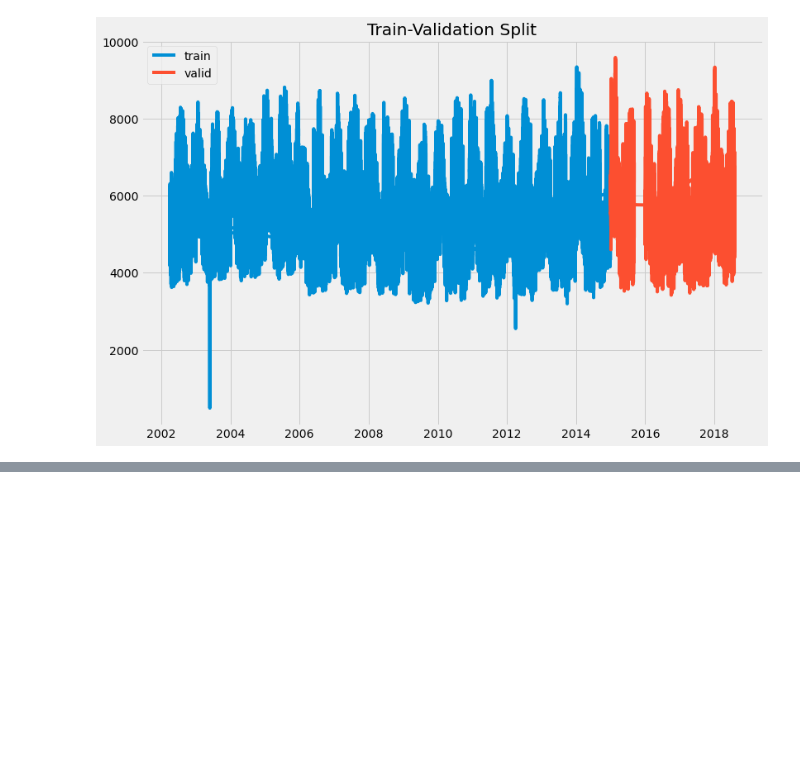
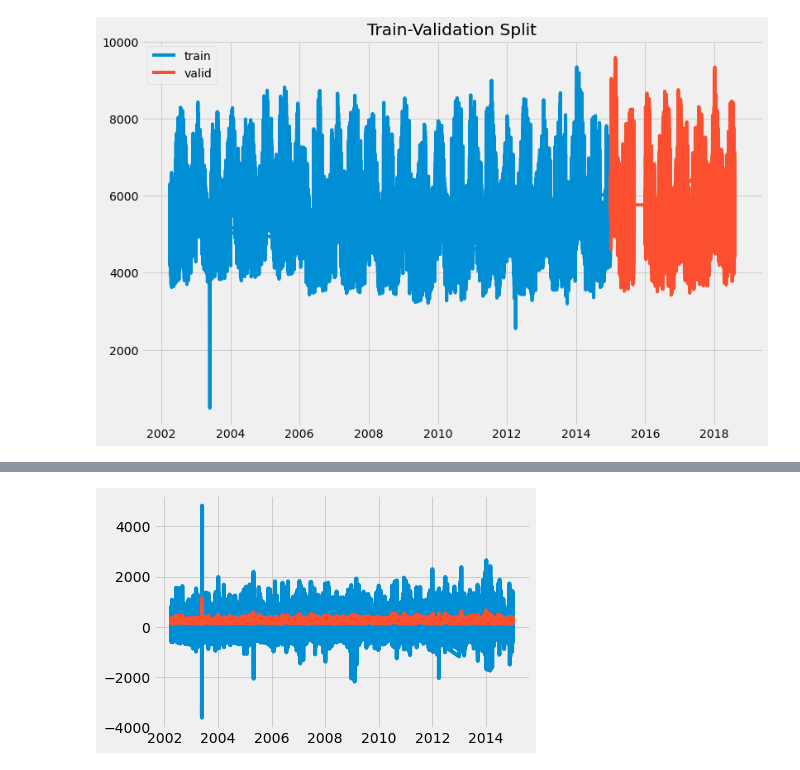
Before and after one commit to ryanreilly/time_series, a Jupyter notebook: working_notebooks/initial_notebook.ipynb, the cells around one changed output, grey strips where cells are left out. Saved outputs shown, nothing was run; the diff lists cells and outputs as text; code cells hidden in the pictures; blank space fills up the shorter version.

```diff
--- a/working_notebooks/initial_notebook.ipynb
+++ b/working_notebooks/initial_notebook.ipynb
@@ -44,0 +83,7 @@ Baseline
+# %%
+fig, ax = plt.subplots()
+residuals = naive[1:] - train[1:]
+ax.plot(residuals.index, residuals)
+ax.plot(residuals.index, residuals.rolling(30).std());
+# %% [output]
+[figure, added]
```
Also changed, not shown: parts of 31 cells of this notebook.
